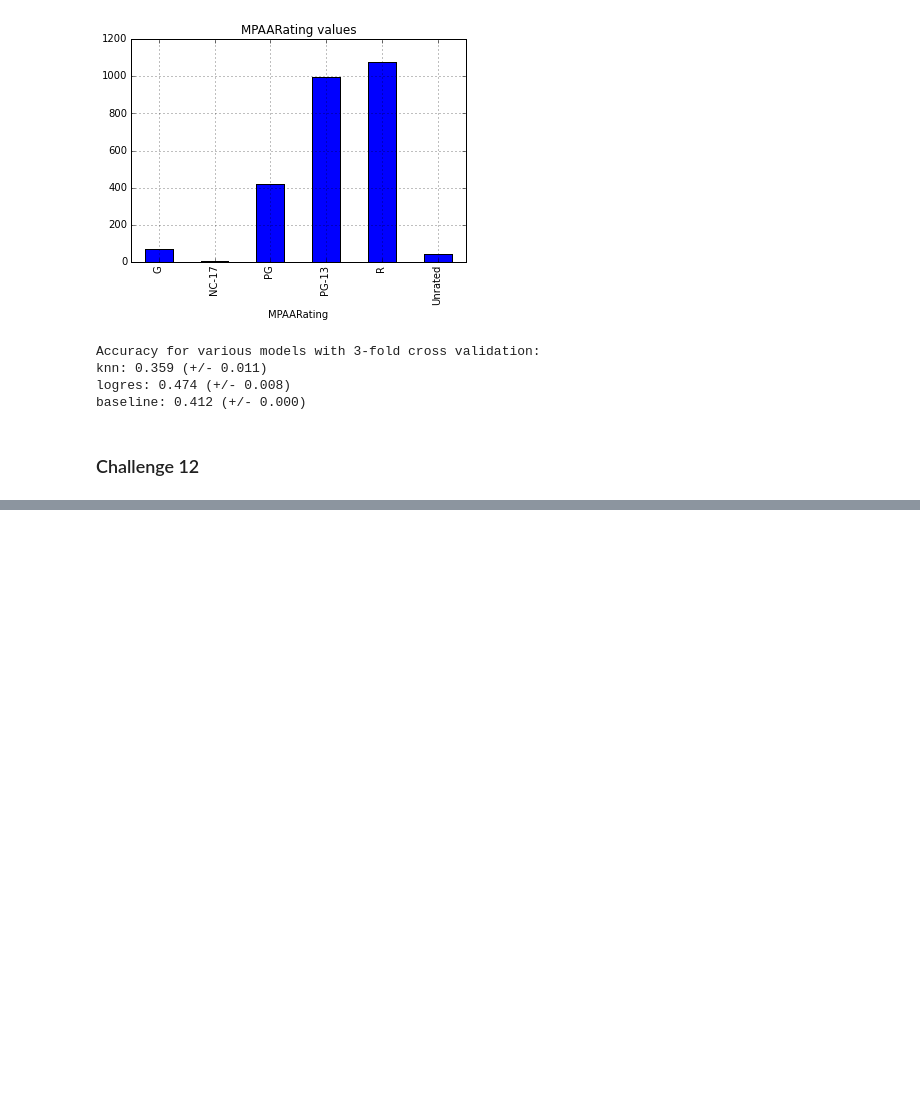
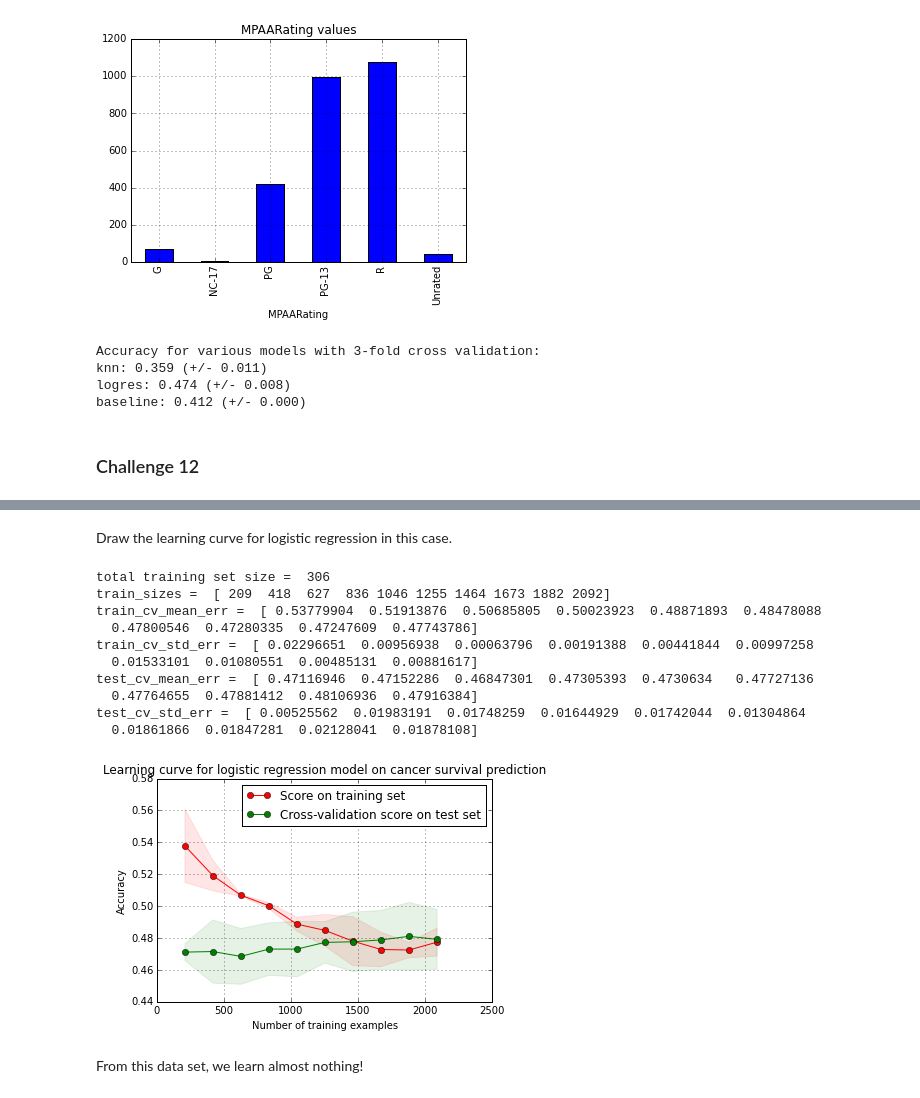
Before and after one commit to fdurant/suplearn_challenges, a Jupyter notebook: suplearn_challenges.ipynb, the cells around one changed output, grey strips where cells are left out. Saved outputs shown, nothing was run; the diff lists cells and outputs as text; code cells hidden in the pictures; blank space fills up the shorter version.

```diff
--- a/suplearn_challenges.ipynb
+++ b/suplearn_challenges.ipynb
@@ -511,0 +589,6 @@ Draw the learning curve for logistic regression in this case.
+# %%
+logResModel = LogisticRegression(C=cValues[1], class_weight=classWeight)
+fittedModel = logResModel.fit(X_values, y_values)
+# http://scikit-learn.org/stable/modules/generated/sklearn.linear_model.LogisticRegression.html
+# `coef_` : array, shape = [n_classes, n_features]
+print fittedModel.coef_
@@ -511,0 +608,62 @@ Draw the learning curve for logistic regression in this case.
+# %% [markdown]
+Draw the learning curve for logistic regression in this case.
+# %%
+#http://docs.scipy.org/doc/numpy/reference/generated/numpy.linspace.html
+nrSplits = 10
+trainSplits = np.linspace(.1, 1.0, nrSplits)
+
+train_sizes, train_errors, test_errors = learning_curve(logResModel, X_values, y_values, cv=nrCrossValidationFolds, n_jobs=1, train_sizes=trainSplits)
+
+# List of nrSplits *absolute* training sizes
+print "total training set size = ", len(X_train)
+print "train_sizes = ", train_sizes
+
+# 2-dimensional array (nrSplits x nrCrossValidationFolds)
+#print "train_errors = ", train_errors
+
+# 2-dimensional array (nrSplits x nrCrossValidationFolds)
+#print "test_errors = ", test_errors
+
+train_cv_mean_err = np.mean(train_errors,axis=1)
+train_cv_std_err = np.std(train_errors,axis=1)
+test_cv_mean_err = np.mean(test_errors,axis=1)
+test_cv_std_err = np.std(test_errors,axis=1)
+
+# 1-dimensional arrays (nrSplits);
+# the other dimension (nrCrossValidationFolds) has been averaged away
+print "train_cv_mean_err = ", train_cv_mean_err
+print "train_cv_std_err = ", train_cv_std_err
+print "test_cv_mean_err = ", test_cv_mean_err
+print "test_cv_std_err = ", test_cv_std_err
+
+plt.figure()
+plt.title("Learning curve for logistic regression model on cancer survival prediction")
+plt.xlabel("Number of training examples")
+plt.ylabel("Accuracy")
+
+plt.grid()
+# Draw the area indication standard error around the mean
+plt.fill_between(train_sizes, train_cv_mean_err - train_cv_std_err,
+                 train_cv_mean_err + train_cv_std_err, alpha=0.1,
+                 color="r")
+plt.fill_between(train_sizes, test_cv_mean_err - test_cv_std_err,
+                 test_cv_mean_err + test_cv_std_err, alpha=0.1,
+                 color="g")
+plt.plot(train_sizes, train_cv_mean_err, 'o-', color="r", label="Score on training set")
+plt.plot(train_sizes, test_cv_mean_err, 'o-', color="g", label="Cross-validation score on test set")
+plt.legend(loc=1)
+plt.show()
+# %% [output]
+total training set size =  306
+train_sizes =  [ 209  418  627  836 1046 1255 1464 1673 1882 2092]
+train_cv_mean_err =  [ 0.53779904  0.51913876  0.50685805  0.50023923  0.48871893  0.48478088
+  0.47800546  0.47280335  0.47247609  0.47743786]
+train_cv_std_err =  [ 0.02296651  0.00956938  0.00063796  0.00191388  0.00441844  0.00997258
+  0.01533101  0.01080551  0.00485131  0.00881617]
+test_cv_mean_err =  [ 0.47116946  0.47152286  0.46847301  0.47305393  0.4730634   0.47727136
+  0.47764655  0.47881412  0.48106936  0.47916384]
+test_cv_std_err =  [ 0.00525562  0.01983191  0.01748259  0.01644929  0.01742044  0.01304864
+  0.01861866  0.01847281  0.02128041  0.01878108]
+[figure, added]
+# %% [markdown]
+From this data set, we learn almost nothing!
```
Also changed, not shown: parts of 22 cells of this notebook.
